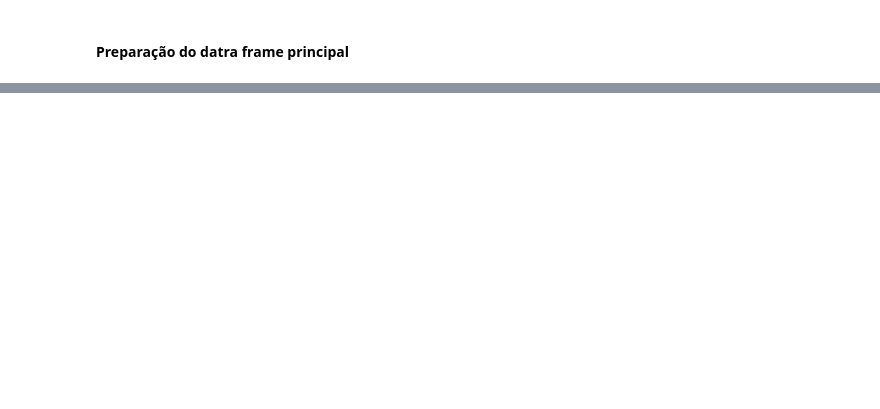
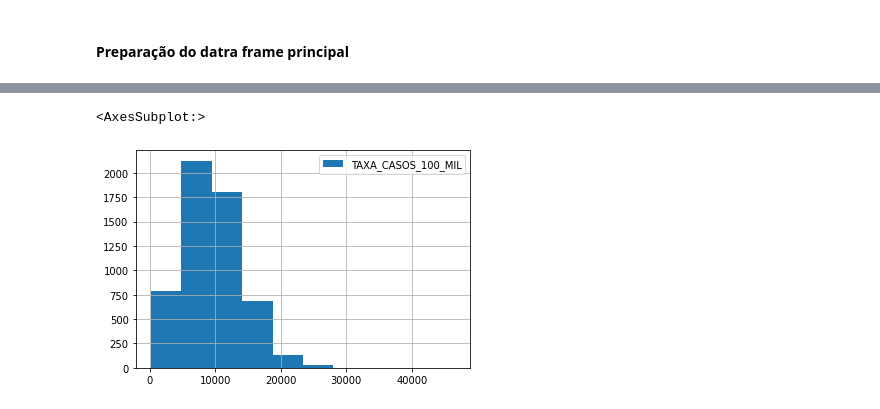
Before and after one commit to helderseixas/DisciplinaSistemasNebulosos, a Jupyter notebook: trabalho_final/trabalho_final.ipynb, the cells around one changed output, grey strips where cells are left out. Cells and saved outputs as stored; diff of their text form; code cells hidden in the pictures; blank space fills up the shorter version.

```diff
--- a/trabalho_final/trabalho_final.ipynb
+++ b/trabalho_final/trabalho_final.ipynb
@@ -213,0 +291,5 @@ df.head()
+# %%
+df_base.TAXA_CASOS_100_MIL.hist(legend=True)
+# %% [output]
+<AxesSubplot:>
+[figure, added]
```
Also changed, not shown: parts of 94 cells of this notebook, 3 other files.
